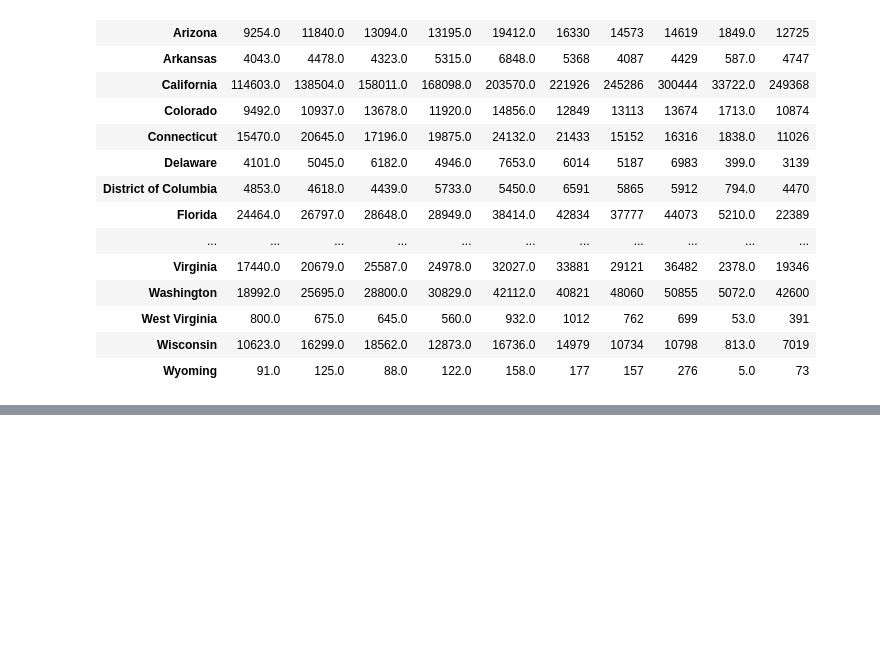
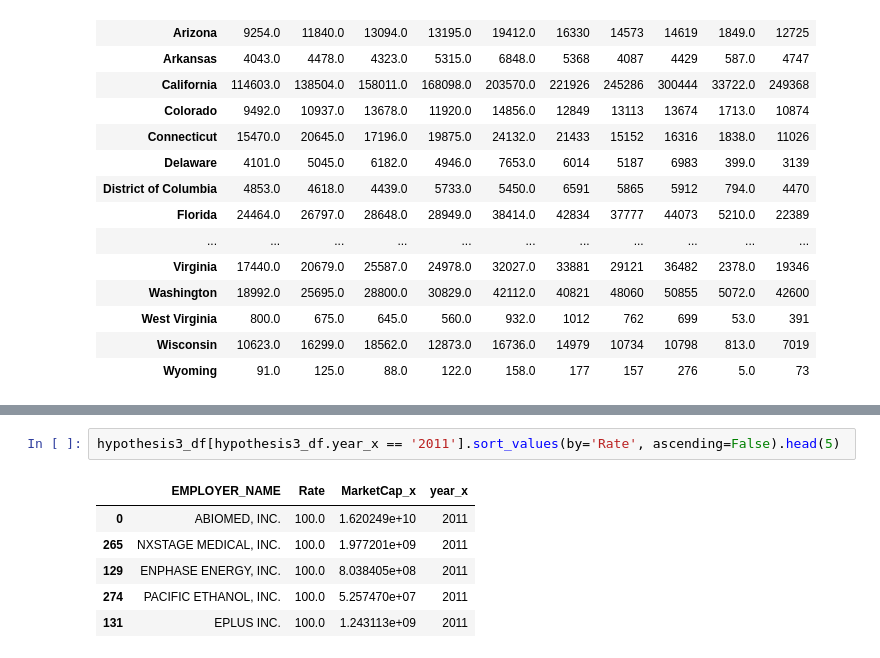
Before and after one commit to Surb22/2021_Spring_finals-1, a Jupyter notebook: main.ipynb, the cells around one changed output, grey strips where cells are left out. Drawn from its saved outputs; the diff is of its cells as text; blank space fills up the shorter version.

```diff
--- a/main.ipynb
+++ b/main.ipynb
@@ -188,0 +205,9 @@ df
+# %%
+hypothesis3_df[hypothesis3_df.year_x == '2011'].sort_values(by='Rate', ascending=False).head(5)
+# %% [output]
+|  | EMPLOYER_NAME | Rate | MarketCap_x | year_x |
+| 0 | ABIOMED, INC. | 100.0 | 1.620249e+10 | 2011 |
+| 265 | NXSTAGE MEDICAL, INC. | 100.0 | 1.977201e+09 | 2011 |
+| 129 | ENPHASE ENERGY, INC. | 100.0 | 8.038405e+08 | 2011 |
+| 274 | PACIFIC ETHANOL, INC. | 100.0 | 5.257470e+07 | 2011 |
+| 131 | EPLUS INC. | 100.0 | 1.243113e+09 | 2011 |
```
Also changed, not shown: parts of 8 cells of this notebook.
